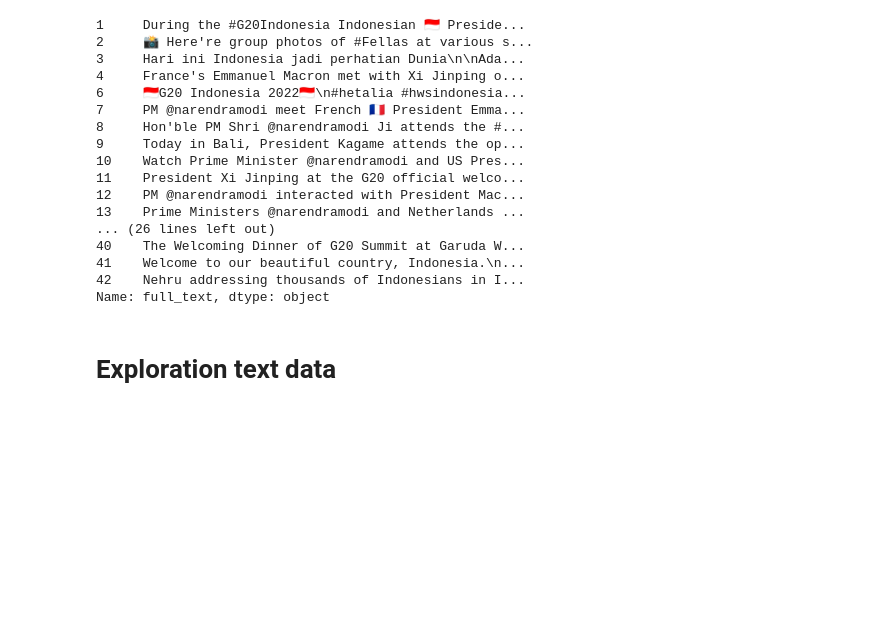
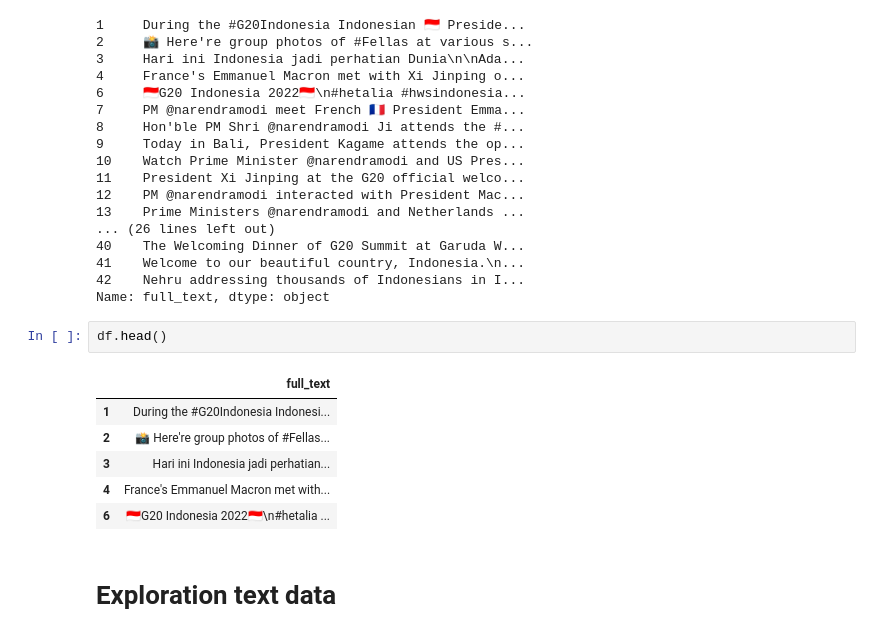
Before and after one commit to ackermanjayjay/tugas-tki, a Jupyter notebook: code/Tugas.ipynb, the cells around one changed output. Saved outputs shown, nothing was run; the diff lists cells and outputs as text; blank space fills up the shorter version.

```diff
--- a/code/Tugas.ipynb
+++ b/code/Tugas.ipynb
@@ -126,6 +129,15 @@ df["full_text"]
 41    Welcome to our beautiful country, Indonesia.\n...
 42    Nehru addressing thousands of Indonesians in I...
 Name: full_text, dtype: object
+# %%
+df.head()
+# %% [output]
+|  | full_text |
+| 1 | During the #G20Indonesia Indonesi... |
+| 2 | 📸 Here're group photos of #Fellas... |
+| 3 | Hari ini Indonesia jadi perhatian... |
+| 4 | France's Emmanuel Macron met with... |
+| 6 | 🇮🇩G20 Indonesia 2022🇮🇩\n#hetalia ... |
 # %% [markdown]
 # Exploration text data
 # %% [markdown]
```
Also changed, not shown: parts of 31 cells of this notebook.
